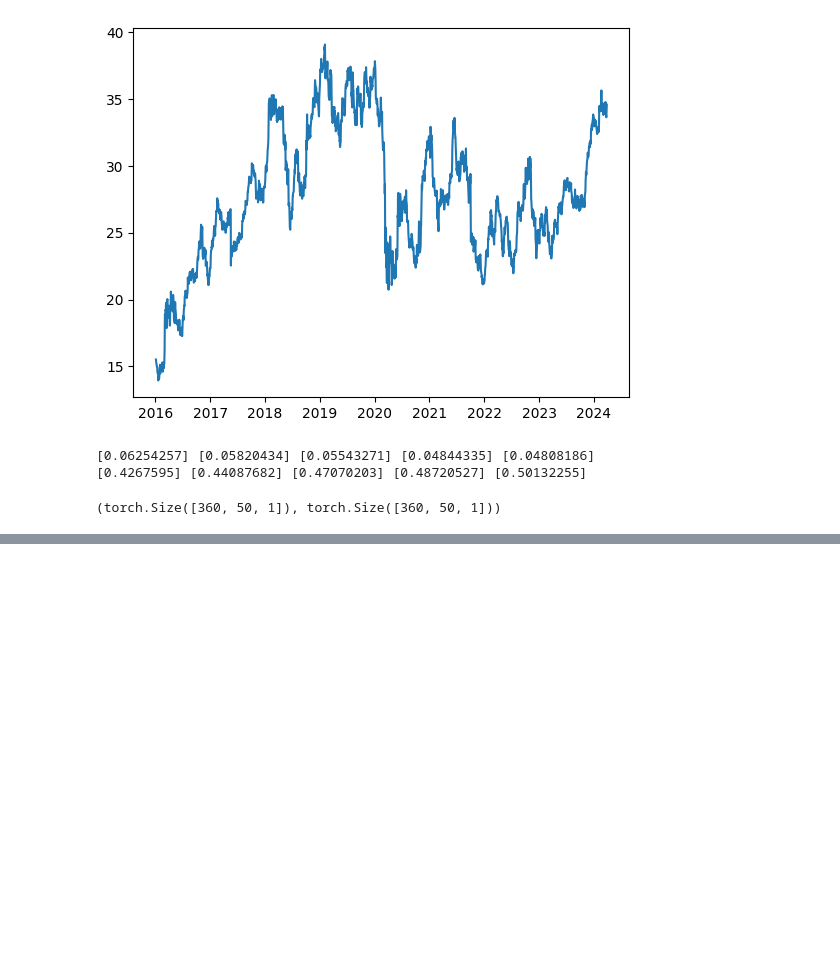
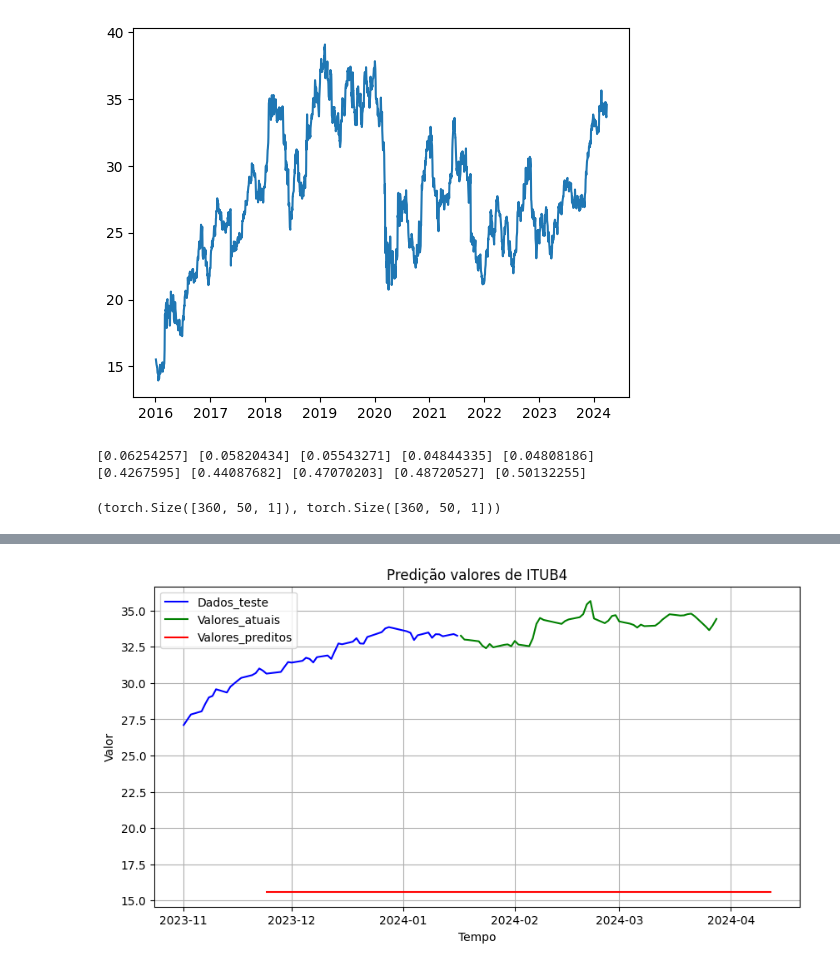
Before and after one commit to NelsonFSP/Forecast_prediction, a Jupyter notebook: app.ipynb, the cells around one changed output, grey strips where cells are left out. Cells and saved outputs as stored; diff of their text form; code cells hidden in the pictures; blank space fills up the shorter version.

```diff
--- a/app.ipynb
+++ b/app.ipynb
@@ -189,0 +236,28 @@ Epoca[100/100] - Perda de treino médio: 0.1521, Perda de teste médio: 0.1208
+# %%
+#Agora para melhor visualização é necessário plotar os valores
+plt.rcParams['figure.figsize'] = [10,5]
+
+#Plotagem dos dados de teste
+plt.plot(df_reduced.iloc[math.ceil(len(df_reduced) * 0.8):len(df_reduced)].index[-100:-50], df_reduced.iloc[math.ceil(len(df_reduced) * 0.8):len(df_reduced)].Median[-100:-50], label = "Dados_teste", color = "b" )
+
+#Reversão da escala dos dados
+casos_originais = norm.inverse_transform(np.expand_dims(sequencia_plotagem[-1], axis=0)).flatten()
+
+#Dados históricos usados como input na predição
+plt.plot(df_reduced.iloc[math.ceil(len(df_reduced) * 0.8):len(df_reduced)].index[-50:], casos_originais, label='Valores_atuais', color='green')
+
+#Valores preditos pelo modelo
+#Reversão da escala de transformação
+casos_preditos = norm.inverse_transform(np.expand_dims(valores_preditos, axis=0)).flatten()
+
+#Plotando valores preditos
+plt.plot(index_combinado[-100:], casos_preditos, label='Valores_preditos', color='red')
+
+#
+plt.xlabel('Tempo')
+plt.ylabel('Valor')
+plt.legend()
+plt.title('Predição valores de ITUB4')
+plt.grid(True)
+# %% [output]
+[figure, added]
```
Also changed, not shown: parts of 8 cells of this notebook.
